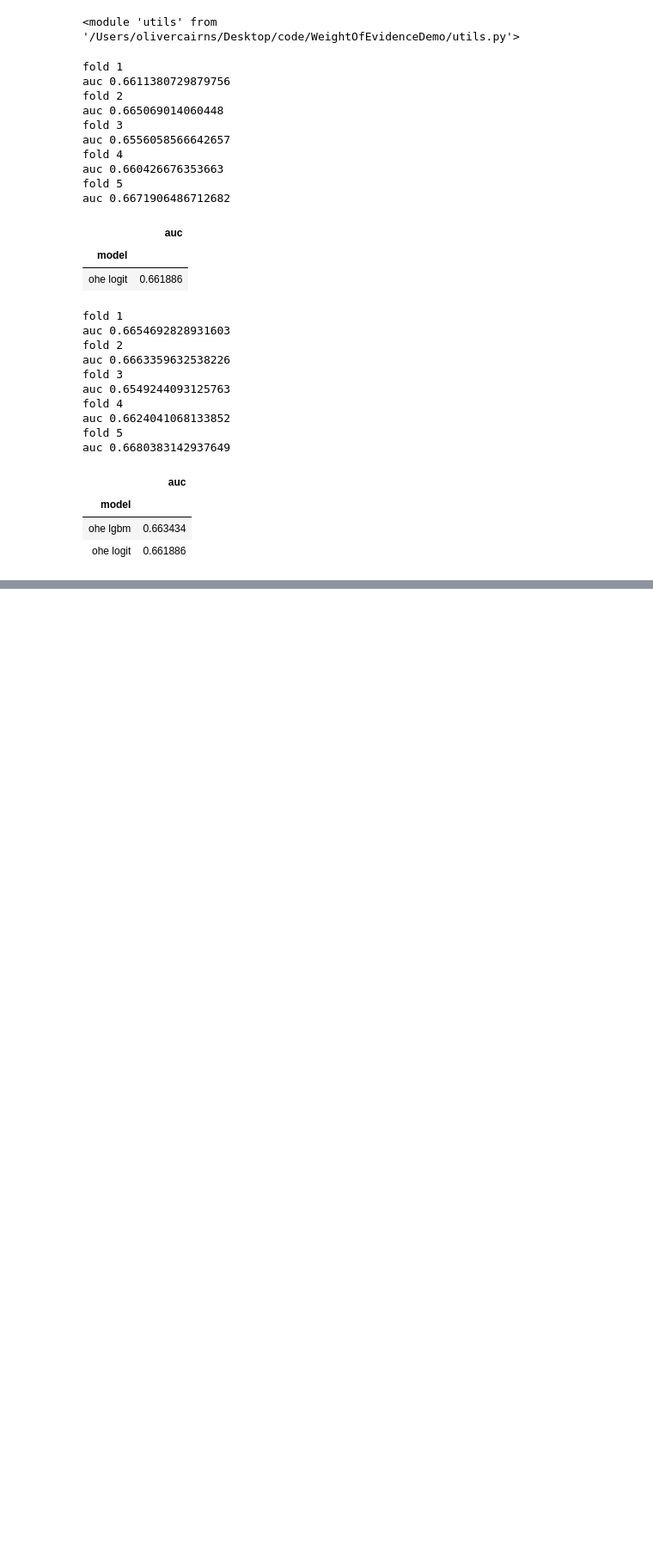
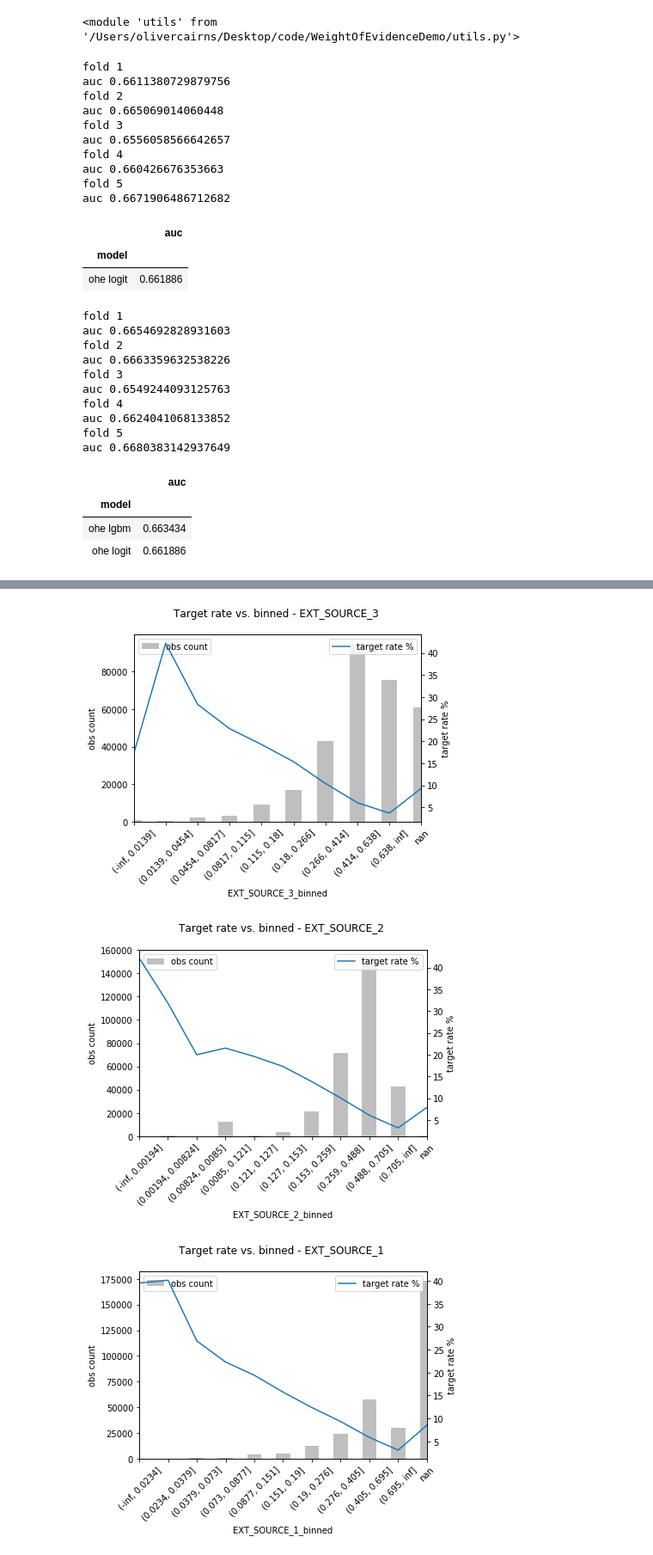
Before and after one commit to oli5679/WeightOfEvidenceDemo, a Jupyter notebook: Homecredit Benchmark.ipynb, the cells around one changed output, grey strips where cells are left out. Shown: that part at 86% size. Cells and saved outputs as stored; diff of their text form; code cells hidden in the pictures; blank space fills up the shorter version.

```diff
--- a/Homecredit Benchmark.ipynb
+++ b/Homecredit Benchmark.ipynb
@@ -179,4 +214,8 @@ var_importance = plot_reg_coefs(X.columns,
 # %%
 top_5 = var_importance.tail(5).var_names[::-1]
 # %%
-weight_of_evidence.plot_bins(X,y,top_5,woebin_logit['tree_bin'].splits_)
+weight_of_evidence.plot_bins(X[top_5],y,woebin_logit['tree_bin'].splits_)
+# %% [output]
+[figure, added]
+[figure, added]
+[figure, added]
```
Also changed, not shown: parts of 7 cells of this notebook, 2 other files.
